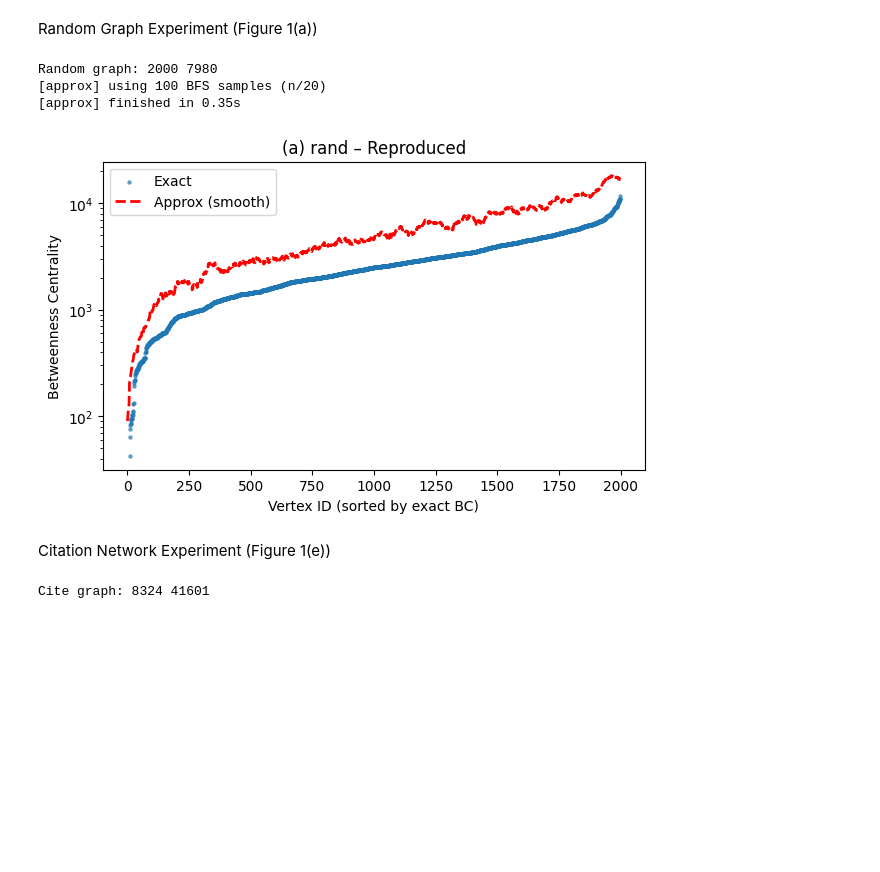
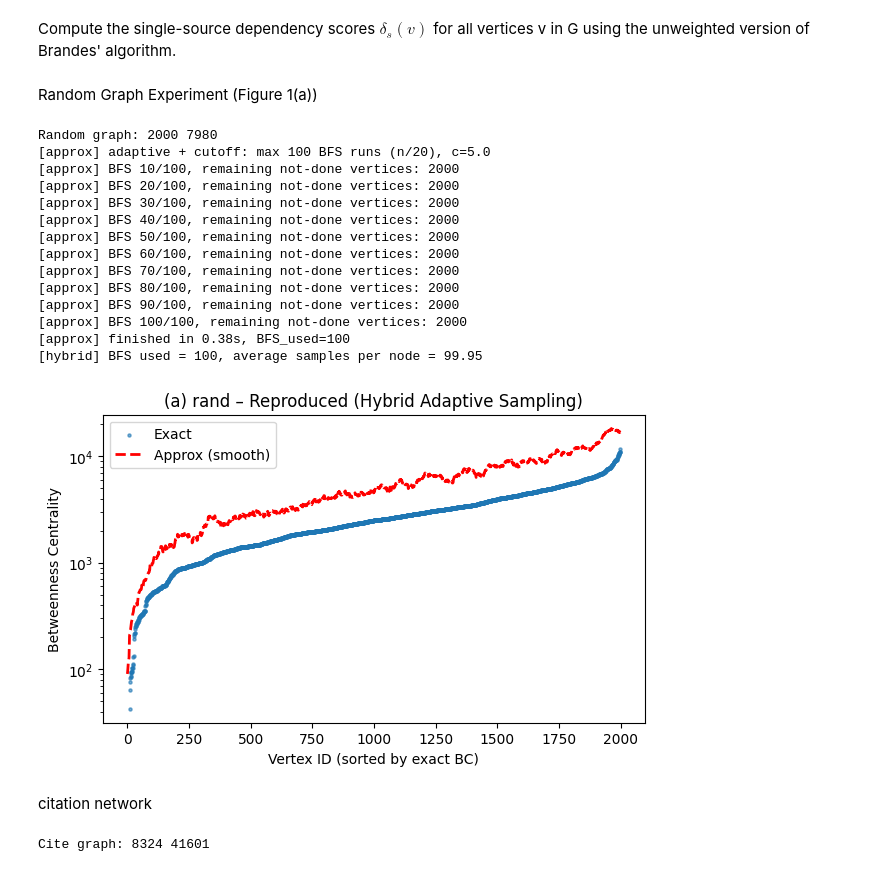
Before and after one commit to UL-masters/SNACS-course-project, a Jupyter notebook: notebooks/approx_bc.ipynb, the cells around one changed output. Drawn from its saved outputs; the diff is of its cells as text; code cells hidden in the pictures; blank space fills up the shorter version.

Commit message:
Fix issues in the adaptive sampling implementation

```diff
--- a/notebooks/approx_bc.ipynb
+++ b/notebooks/approx_bc.ipynb
@@ -5,6 +5,8 @@ import numpy as np
 import networkx as nx
 import matplotlib.pyplot as plt
 from time import perf_counter
+# %% [markdown]
+Compute the single-source dependency scores $δ_s(v)$ for all vertices v in G using the unweighted version of Brandes' algorithm.
 # %%
 def brandes_single_source_dependencies_unweighted(G, s):
     S = []
@@ -78,41 +96,55 @@ def smooth_series(y, window=51):
 # %% [markdown]
 Random Graph Experiment (Figure 1(a))
 # %%
-# ---- Generate random G(n,m) ----
 G_rand = nx.gnm_random_graph(n=2000, m=7980, seed=42)
 
 print("Random graph:", G_rand.number_of_nodes(), G_rand.number_of_edges())
 
-# ---- Compute approximate ----
-approx_rand = approx_bc_algorithm1_cutoff(G_rand, cutoff_factor=20)
+# Compute approximate using HYBRID adaptive sampling
+approx_rand, k_used, bfs_used = approx_bc_algorithm1_hybrid(
+    G_rand, c=5.0, cutoff_factor=20, seed=0
+)
 
-# ---- Exact Brandes ----
+print(f"[hybrid] BFS used = {bfs_used}, average samples per node = {np.mean(list(k_used.values())):.2f}")
+
+#Exact Brandes
 exact_rand = nx.betweenness_centrality(G_rand, normalized=False)
 
-# ---- Plot ----
+# Plot
 nodes_sorted = sorted(exact_rand.keys(), key=lambda v: exact_rand[v])
 x = np.arange(len(nodes_sorted))
 
-y_exact = np.array([exact_rand[v] for v in nodes_sorted])
+y_exact  = np.array([exact_rand[v]  for v in nodes_sorted])
 y_approx = np.array([approx_rand[v] for v in nodes_sorted])
 y_smooth = smooth_series(y_approx)
 
 plt.figure(figsize=(7,4))
 plt.scatter(x, y_exact, s=5, alpha=0.6, label="Exact")
 plt.plot(x, y_smooth, "r--", lw=2, label="Approx (smooth)")
 plt.yscale("log")
-plt.title("(a) rand – Reproduced")
+plt.title("(a) rand – Reproduced (Hybrid Adaptive Sampling)")
 plt.xlabel("Vertex ID (sorted by exact BC)")
 plt.ylabel("Betweenness Centrality")
 plt.legend()
 plt.show()
 # %% [output]
 Random graph: 2000 7980
-[approx] using 100 BFS samples (n/20)
-[approx] finished in 0.35s
+[approx] adaptive + cutoff: max 100 BFS runs (n/20), c=5.0
+[approx] BFS 10/100, remaining not-done vertices: 2000
+[approx] BFS 20/100, remaining not-done vertices: 2000
+[approx] BFS 30/100, remaining not-done vertices: 2000
+[approx] BFS 40/100, remaining not-done vertices: 2000
+[approx] BFS 50/100, remaining not-done vertices: 2000
+[approx] BFS 60/100, remaining not-done vertices: 2000
+[approx] BFS 70/100, remaining not-done vertices: 2000
+[approx] BFS 80/100, remaining not-done vertices: 2000
+[approx] BFS 90/100, remaining not-done vertices: 2000
+[approx] BFS 100/100, remaining not-done vertices: 2000
+[approx] finished in 0.38s, BFS_used=100
+[hybrid] BFS used = 100, average samples per node = 99.95
-[figure, old version]
+[figure, new version]
-# %% [markdown]
-Citation Network Experiment (Figure 1(e))
+# %% [markdown]
+citation network
 # %%
 def load_cite(path="../data/real-world-old/cite_network_edgelist.txt"):
     G = nx.DiGraph()
```
Also changed, not shown: parts of 2 cells of this notebook.
